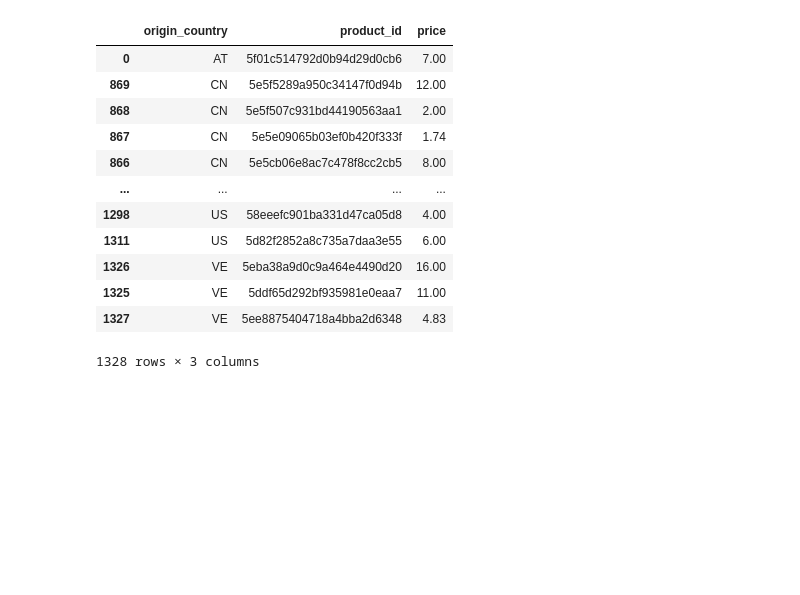
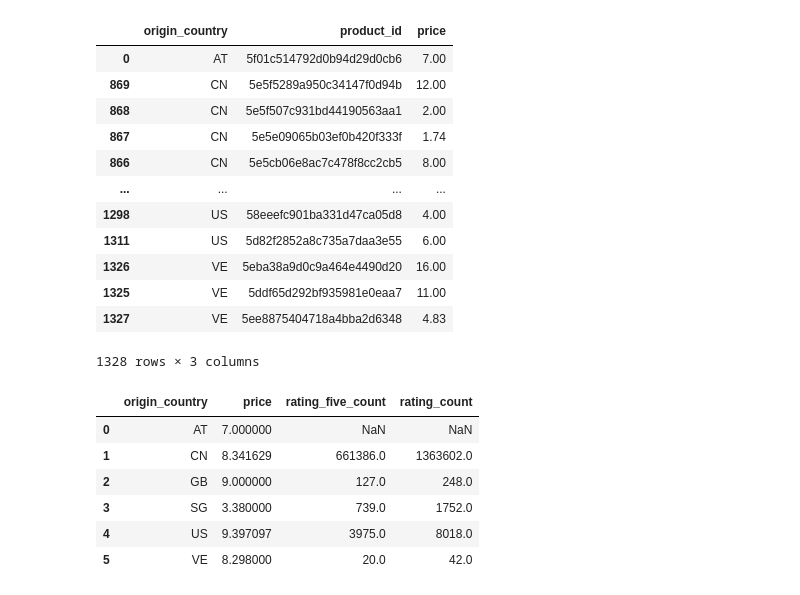
Before and after one commit to umkalogic/GLBigDataCamp, a Jupyter notebook: GLBigDataCamp.ipynb, the cells around one changed output. Cells and saved outputs as stored; diff of their text form; code cells hidden in the pictures; blank space fills up the shorter version.

```diff
--- a/GLBigDataCamp.ipynb
+++ b/GLBigDataCamp.ipynb
@@ -55,6 +56,17 @@ mean_each_product_by_country
 # %%
 df1 = df.groupby(['origin_country'], as_index=False
                 ).agg({'price': 'mean',
-                       'rating_five_count':'sum',
-                      'rating_count':'sum'}).sort_values('origin_country')
+                       'rating_five_count': lambda x: x.sum(),
+                       'rating_count':lambda x: x.sum()}
+                     ).sort_values('origin_country').replace(0, np.nan)
+#df1 = df1.replace(0, np.nan)
+df1
+# %% [output]
+|  | origin_country | price | rating_five_count | rating_count |
+| 0 | AT | 7.000000 | NaN | NaN |
+| 1 | CN | 8.341629 | 661386.0 | 1363602.0 |
+| 2 | GB | 9.000000 | 127.0 | 248.0 |
+| 3 | SG | 3.380000 | 739.0 | 1752.0 |
+| 4 | US | 9.397097 | 3975.0 | 8018.0 |
+| 5 | VE | 8.298000 | 20.0 | 42.0 |
 # %%
```
Also changed, not shown: parts of 6 cells of this notebook.
